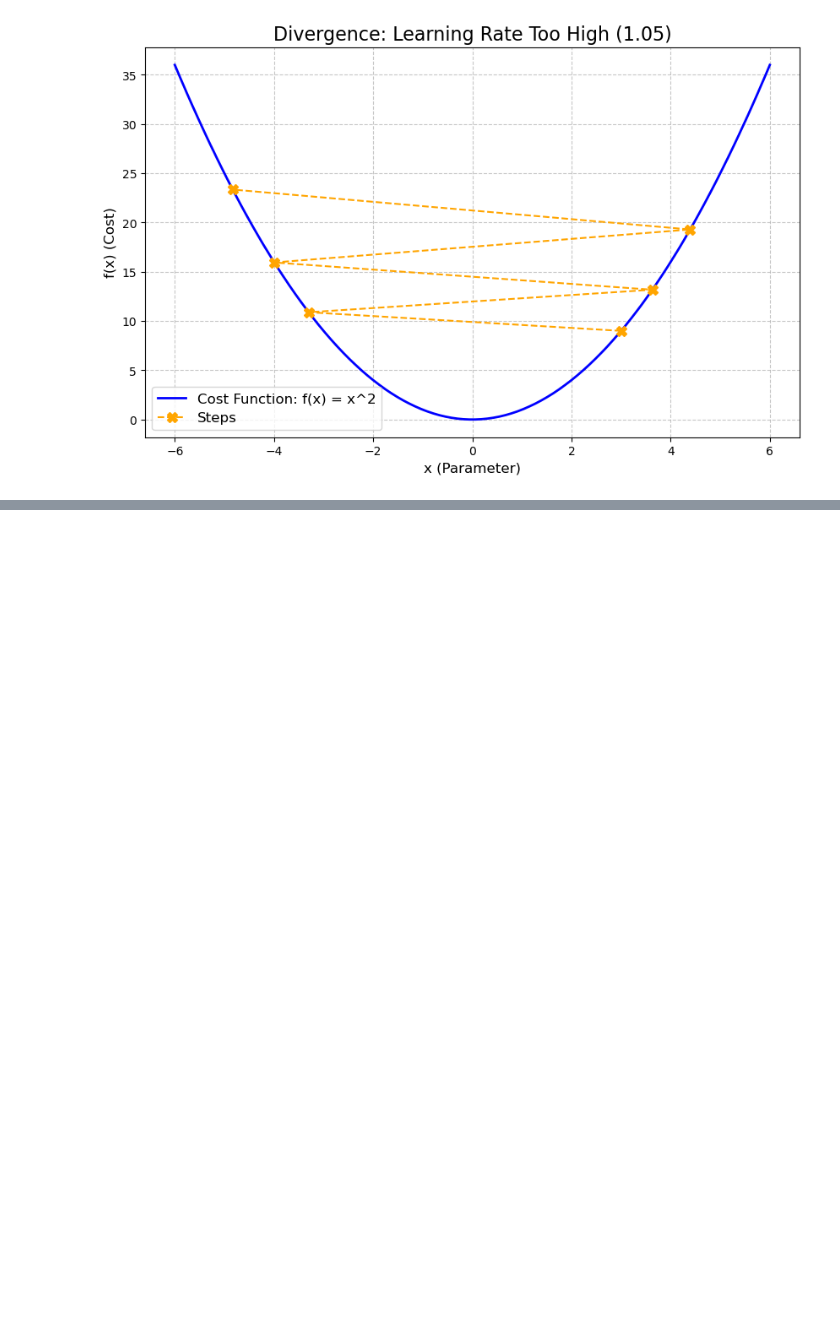
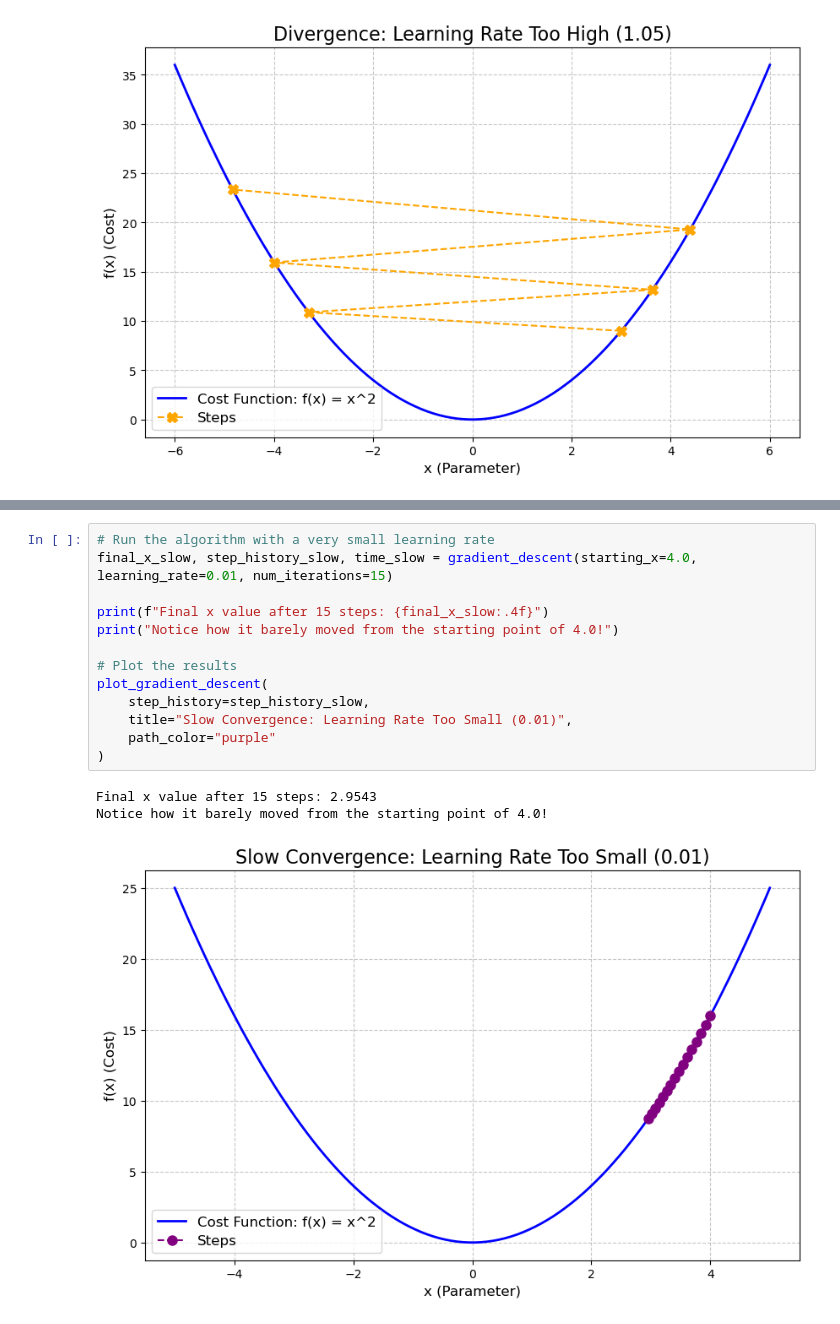
Before and after one commit to RumenMoysev/Softuni-math-concepts-final, a Jupyter notebook: gradient_descent_explainer.ipynb, the cells around one changed output, grey strips where cells are left out. Saved outputs shown, nothing was run; the diff lists cells and outputs as text; blank space fills up the shorter version.

Commit message:
Add experiment demonstrating slow convergence with a low learning rate

```diff
--- a/gradient_descent_explainer.ipynb
+++ b/gradient_descent_explainer.ipynb
@@ -197,0 +206,17 @@ plot_gradient_descent(step_history_bad, title="Divergence: Learning Rate Too Hig
+# %%
+# Run the algorithm with a very small learning rate
+final_x_slow, step_history_slow, time_slow = gradient_descent(starting_x=4.0, learning_rate=0.01, num_iterations=15)
+
+print(f"Final x value after 15 steps: {final_x_slow:.4f}")
+print("Notice how it barely moved from the starting point of 4.0!")
+
+# Plot the results
+plot_gradient_descent(
+    step_history=step_history_slow,
+    title="Slow Convergence: Learning Rate Too Small (0.01)",
+    path_color="purple"
+)
+# %% [output]
+Final x value after 15 steps: 2.9543
+Notice how it barely moved from the starting point of 4.0!
+[figure, added]
```
Also changed, not shown: parts of 1 cell of this notebook.
